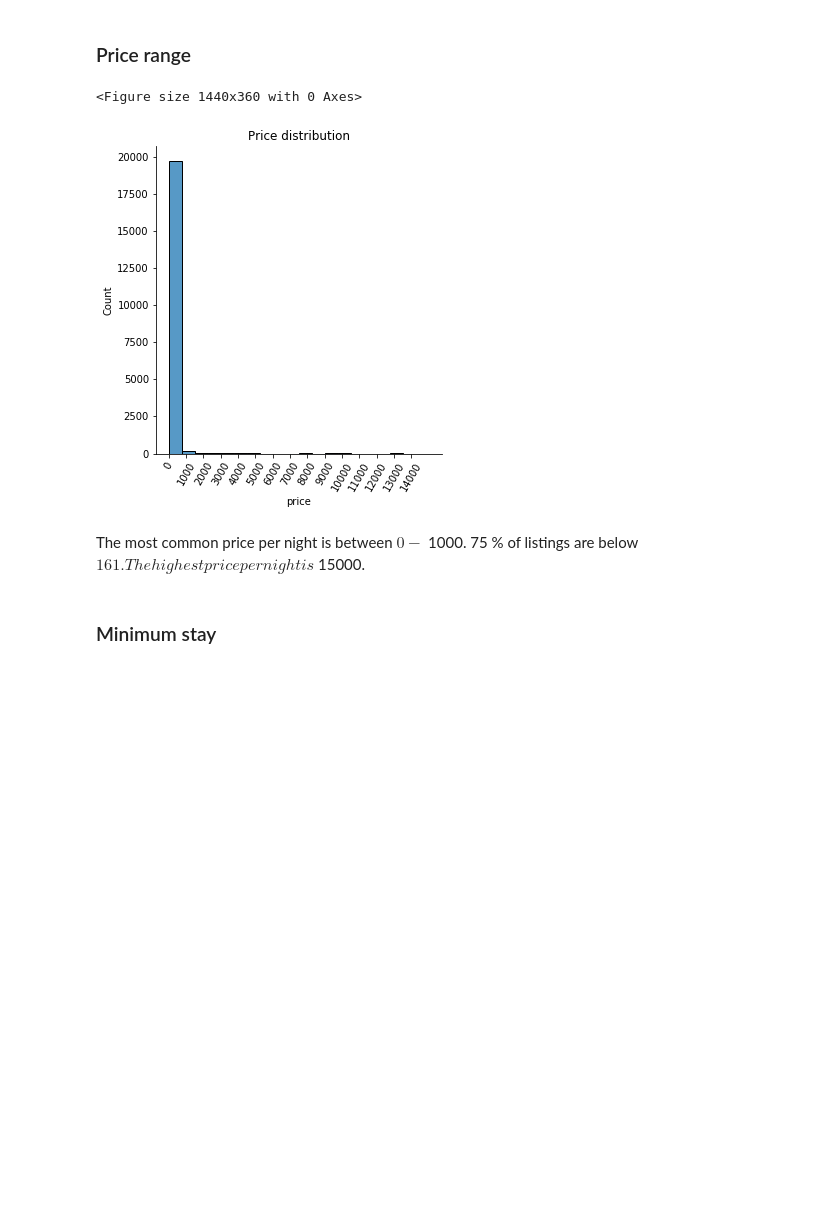
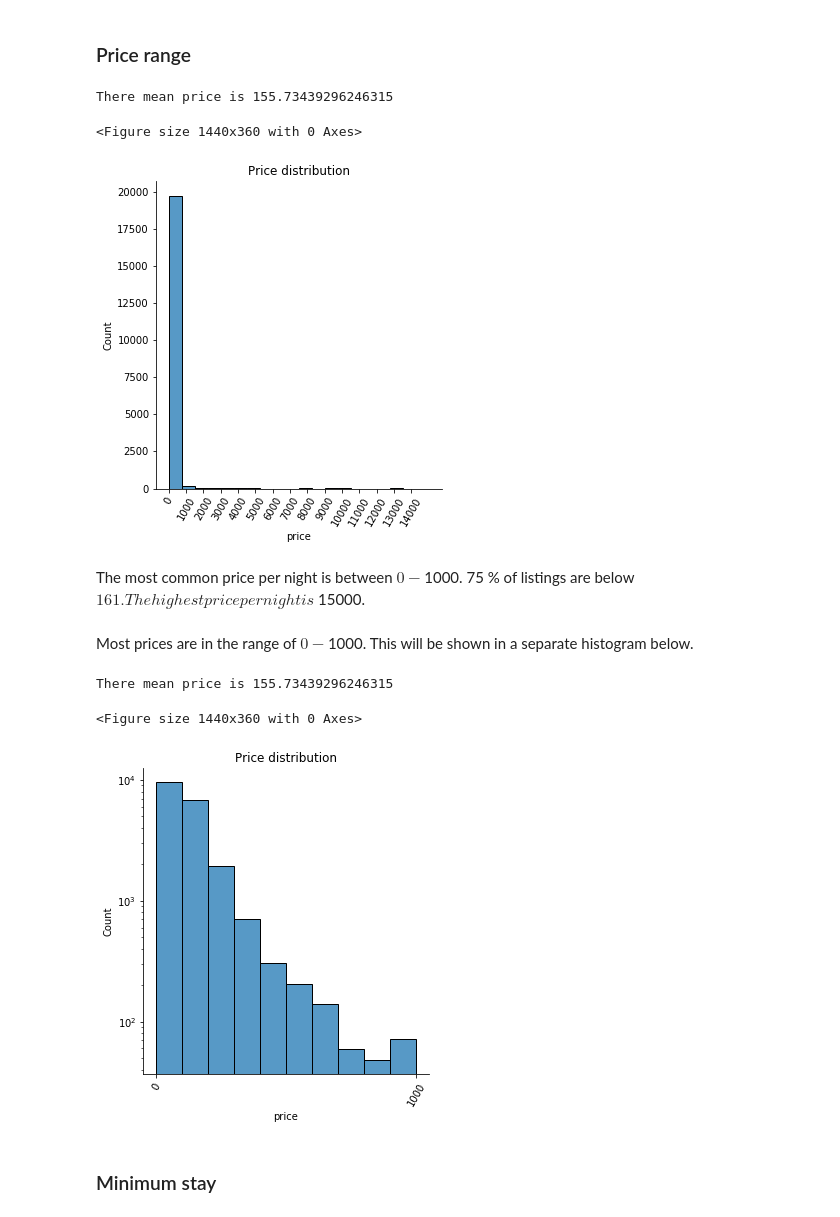
Before and after one commit to ewelina291988/AirBnB_price_prediction, a Jupyter notebook: Final_project.ipynb, the cells around one changed output. Cells and saved outputs as stored; diff of their text form; code cells hidden in the pictures; blank space fills up the shorter version.

```diff
--- a/Final_project.ipynb
+++ b/Final_project.ipynb
@@ -426,18 +414,38 @@ Entire home or apartment is a majority of all offers - 120000, followed by priva
 # %% [markdown]
 ### Price range
 # %%
+
 plt.figure(figsize=(20, 5));
 splot = sns.displot(airbnb_data_eda['price'], bins=20, palette='YlGnBu');
 # splot.set(yscale="log");
 splot.set(xticks = np.arange(0, max(airbnb_data_eda['price']), step=1000));
 plt.xticks(rotation=60);
 plt.title('Price distribution');
+
+mean_price = mean(airbnb_data_eda['price'])
+print(f'There mean price is {mean_price}')
 # %% [output]
-<Figure size 1440x360 with 0 Axes>
+There mean price is 155.73439296246315
+<Figure size 1440x360 with 0 Axes>
 [figure]
 # %% [markdown]
-The most common price per night is between $ 0 - $ 1000. 75 % of listings are below $ 161.
+The most common price per night is between $0 - $1000. 75 % of listings are below $161.
 The highest price per night is $15000.
+# %% [markdown]
+Most prices are in the range of $0 - $1000. This will be shown in a separate histogram below.
+# %%
+plt.figure(figsize=(20, 5));
+splot = sns.displot(airbnb_data_eda[airbnb_data_eda['price']<=1000].price, bins=10, palette='YlGnBu');
+splot.set(yscale="log");
+splot.set(xticks = np.arange(0, 1100, step=1000));
+plt.xticks(rotation=60);
+plt.title('Price distribution');
+mean_price = mean(airbnb_data_eda['price'])
+print(f'There mean price is {mean_price}')
+# %% [output]
+There mean price is 155.73439296246315
+<Figure size 1440x360 with 0 Axes>
+[figure, added]
 # %% [markdown]
 ### Minimum stay
 # %%
```
Also changed, not shown: parts of 64 cells of this notebook.
